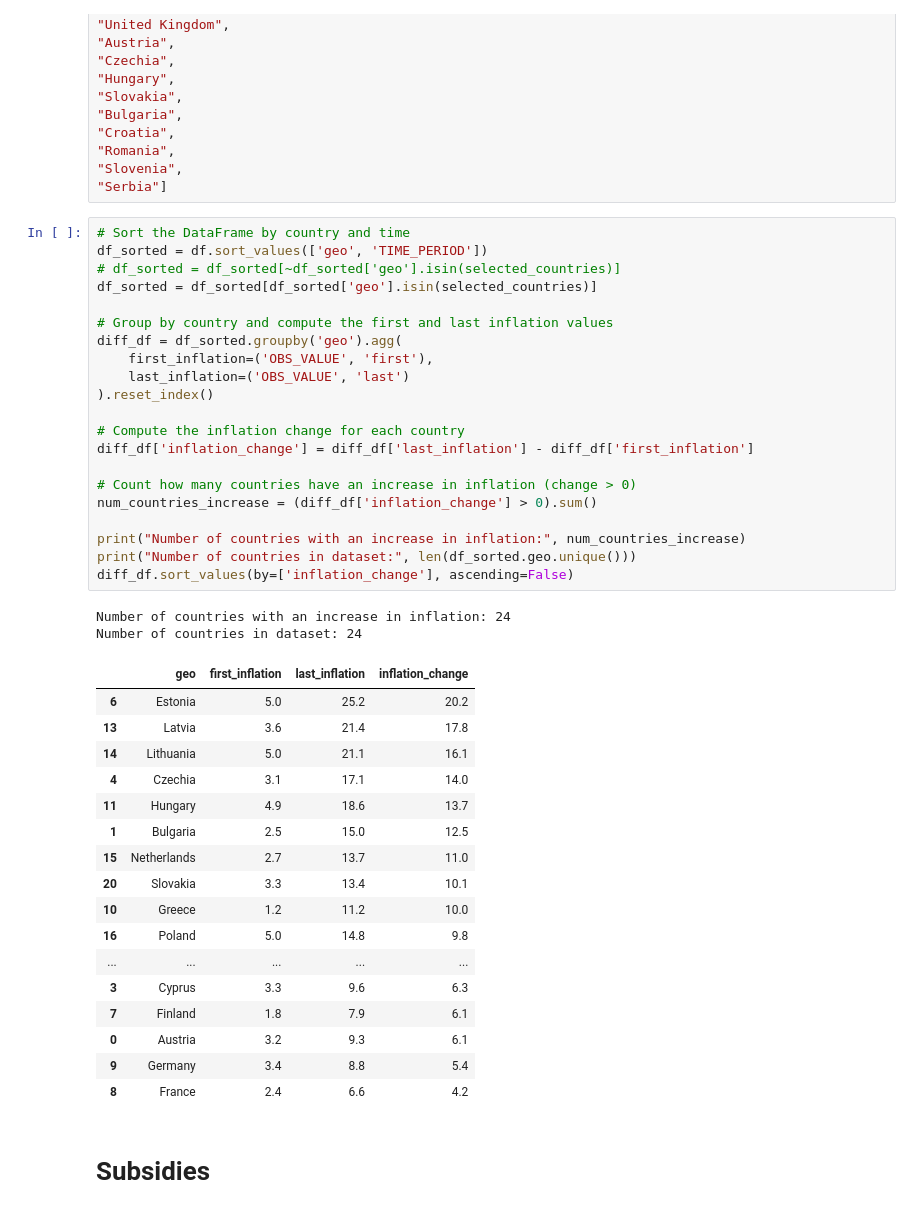
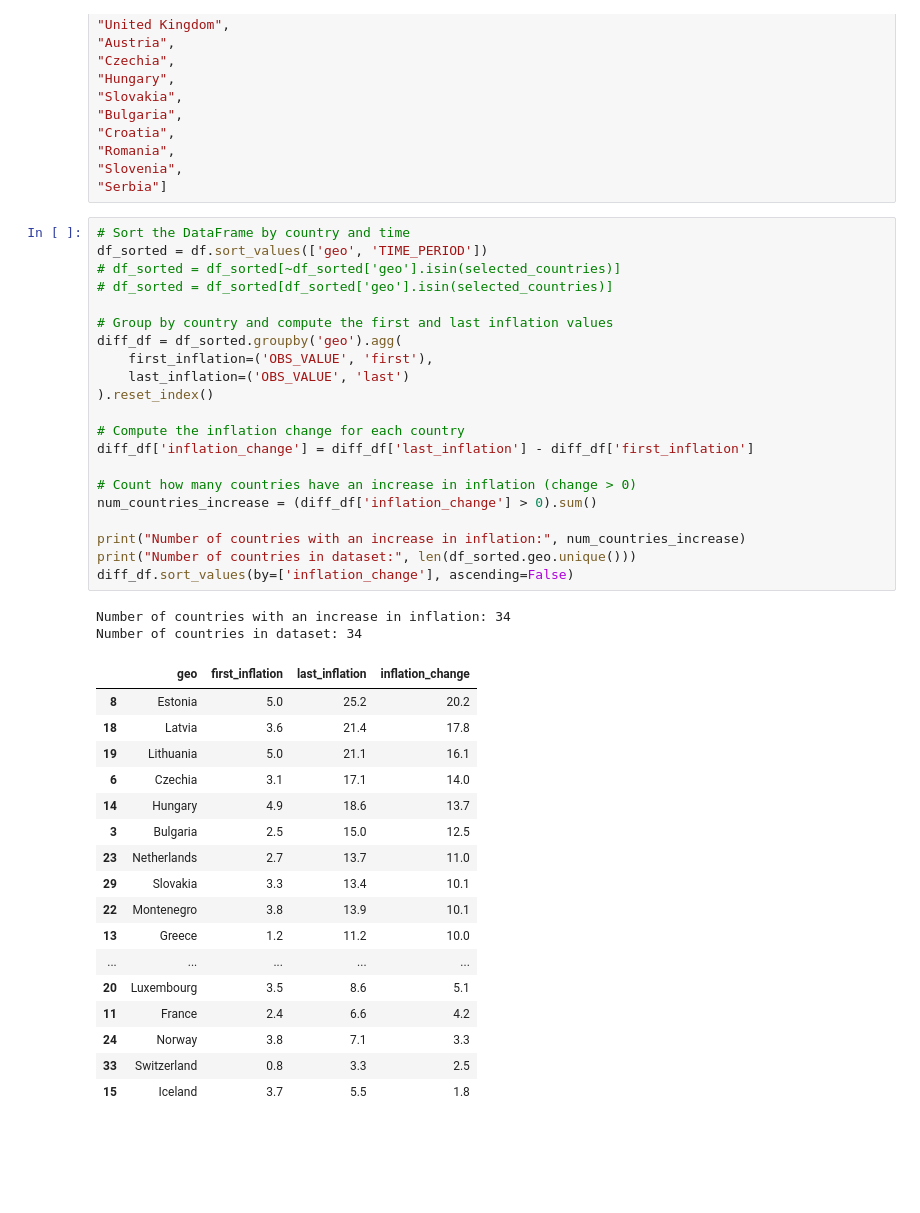
Before and after one commit to JeanLucaSchindler/CAPSTONE, a Jupyter notebook: EDA/war_impact.ipynb, the cells around one changed output. Cells and saved outputs as stored; diff of their text form; blank space fills up the shorter version.

```diff
--- a/EDA/war_impact.ipynb
+++ b/EDA/war_impact.ipynb
@@ -139,43 +139,41 @@ selected_countries = ["Germany",
 # %%
 # Sort the DataFrame by country and time
 df_sorted = df.sort_values(['geo', 'TIME_PERIOD'])
 # df_sorted = df_sorted[~df_sorted['geo'].isin(selected_countries)]
-df_sorted = df_sorted[df_sorted['geo'].isin(selected_countries)]
+# df_sorted = df_sorted[df_sorted['geo'].isin(selected_countries)]
 
 # Group by country and compute the first and last inflation values
 diff_df = df_sorted.groupby('geo').agg(
     first_inflation=('OBS_VALUE', 'first'),
     last_inflation=('OBS_VALUE', 'last')
 ).reset_index()
 
 # Compute the inflation change for each country
 diff_df['inflation_change'] = diff_df['last_inflation'] - diff_df['first_inflation']
 
 # Count how many countries have an increase in inflation (change > 0)
 num_countries_increase = (diff_df['inflation_change'] > 0).sum()
 
 print("Number of countries with an increase in inflation:", num_countries_increase)
 print("Number of countries in dataset:", len(df_sorted.geo.unique()))
 diff_df.sort_values(by=['inflation_change'], ascending=False)
 # %% [output]
-Number of countries with an increase in inflation: 24
-Number of countries in dataset: 24
+Number of countries with an increase in inflation: 34
+Number of countries in dataset: 34
 |  | geo | first_inflation | last_inflation | inflation_change |
-| 6 | Estonia | 5.0 | 25.2 | 20.2 |
-| 13 | Latvia | 3.6 | 21.4 | 17.8 |
-| 14 | Lithuania | 5.0 | 21.1 | 16.1 |
-| 4 | Czechia | 3.1 | 17.1 | 14.0 |
-| 11 | Hungary | 4.9 | 18.6 | 13.7 |
-| 1 | Bulgaria | 2.5 | 15.0 | 12.5 |
-| 15 | Netherlands | 2.7 | 13.7 | 11.0 |
-| 20 | Slovakia | 3.3 | 13.4 | 10.1 |
-| 10 | Greece | 1.2 | 11.2 | 10.0 |
-| 16 | Poland | 5.0 | 14.8 | 9.8 |
+| 8 | Estonia | 5.0 | 25.2 | 20.2 |
+| 18 | Latvia | 3.6 | 21.4 | 17.8 |
+| 19 | Lithuania | 5.0 | 21.1 | 16.1 |
+| 6 | Czechia | 3.1 | 17.1 | 14.0 |
+| 14 | Hungary | 4.9 | 18.6 | 13.7 |
+| 3 | Bulgaria | 2.5 | 15.0 | 12.5 |
+| 23 | Netherlands | 2.7 | 13.7 | 11.0 |
+| 29 | Slovakia | 3.3 | 13.4 | 10.1 |
+| 22 | Montenegro | 3.8 | 13.9 | 10.1 |
+| 13 | Greece | 1.2 | 11.2 | 10.0 |
 | ... | ... | ... | ... | ... |
-| 3 | Cyprus | 3.3 | 9.6 | 6.3 |
-| 7 | Finland | 1.8 | 7.9 | 6.1 |
-| 0 | Austria | 3.2 | 9.3 | 6.1 |
-| 9 | Germany | 3.4 | 8.8 | 5.4 |
-| 8 | France | 2.4 | 6.6 | 4.2 |
+| 20 | Luxembourg | 3.5 | 8.6 | 5.1 |
+| 11 | France | 2.4 | 6.6 | 4.2 |
+| 24 | Norway | 3.8 | 7.1 | 3.3 |
+| 33 | Switzerland | 0.8 | 3.3 | 2.5 |
+| 15 | Iceland | 3.7 | 5.5 | 1.8 |
-# %% [markdown]
-# Subsidies
```
Also changed, not shown: parts of 10 cells of this notebook.
